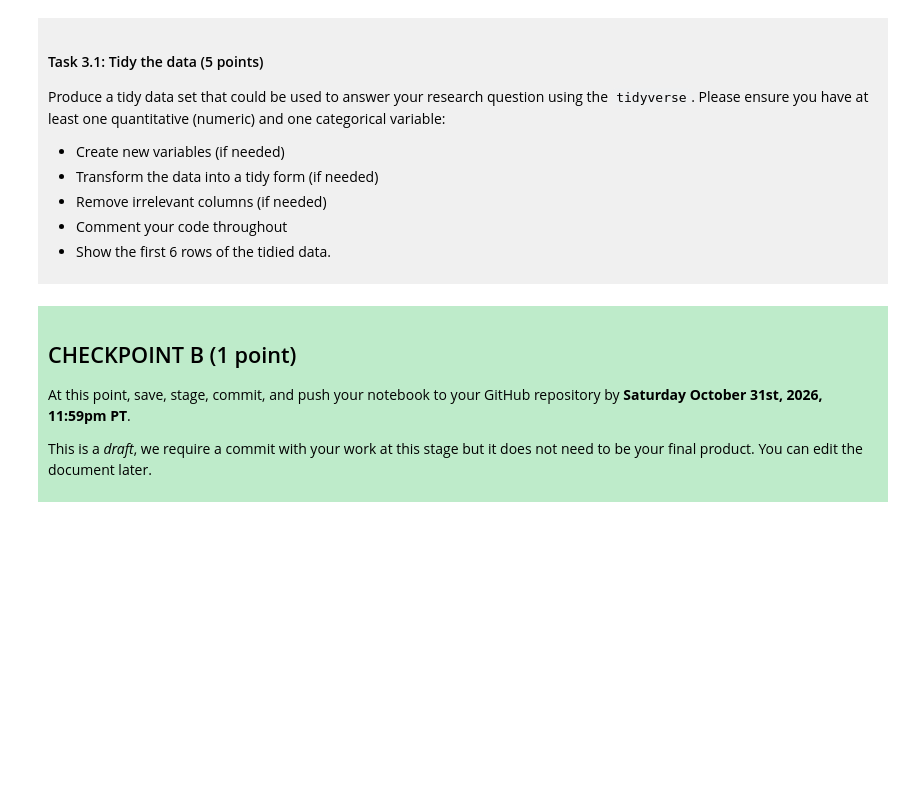
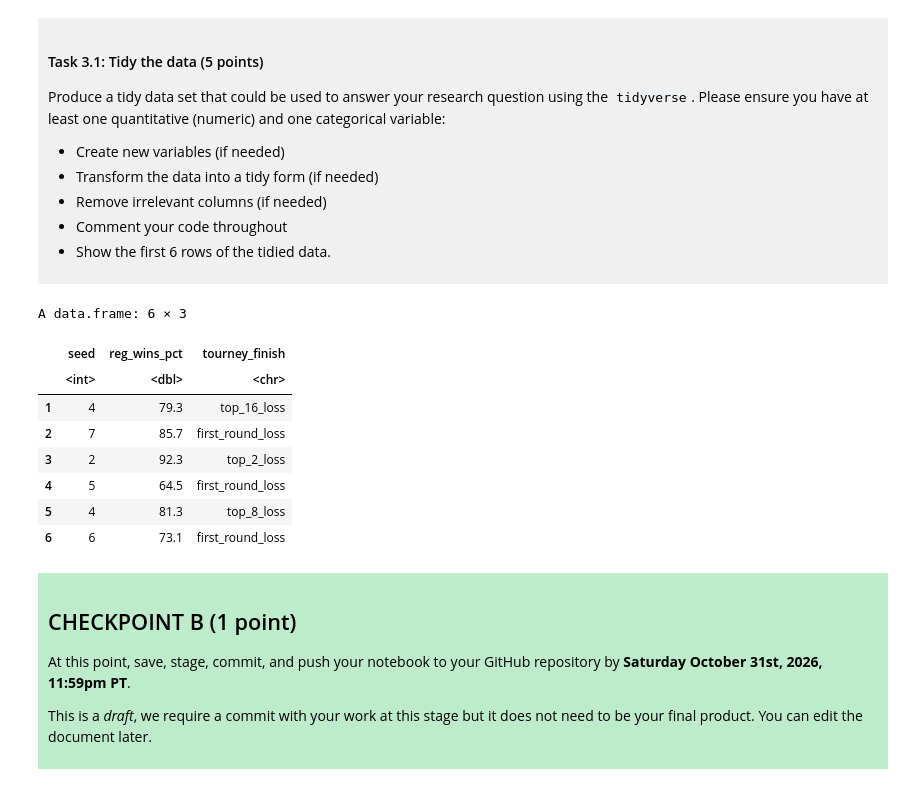
Before and after one commit to JessicaXJI/DSCI-100-Project-Jessica-Ji, a Jupyter notebook: dsci-100-project-notebook.ipynb, the cells around one changed output. Cells and saved outputs as stored; diff of their text form; code cells hidden in the pictures; blank space fills up the shorter version.

Commit message:
changed the RQ, loaded tidyr, and cleaned the data

```diff
--- a/dsci-100-project-notebook.ipynb
+++ b/dsci-100-project-notebook.ipynb
@@ -219,7 +201,20 @@ Produce a tidy data set that could be used to answer your research question usin
 
 </div>
 # %%
-### EDIT THIS CODE CELL ###
+bball_tidy <- bball_data |>
+select(seed, reg_wins_pct, tourney_finish) |>   # select only the columns I will use, the seed, regional win percentage, and tournament finish
+drop_na()    # drop any rows that contains NA
+head(bball_tidy)
+# %% [output]
+A data.frame: 6 × 3
+|  | seed | reg_wins_pct | tourney_finish |
+|  | <int> | <dbl> | <chr> |
+| 1 | 4 | 79.3 | top_16_loss |
+| 2 | 7 | 85.7 | first_round_loss |
+| 3 | 2 | 92.3 | top_2_loss |
+| 4 | 5 | 64.5 | first_round_loss |
+| 5 | 4 | 81.3 | top_8_loss |
+| 6 | 6 | 73.1 | first_round_loss |
 # %% [markdown]
 <div style="background-color: #beebca; padding: 10px;">
 
```
Also changed, not shown: parts of 4 cells of this notebook.
